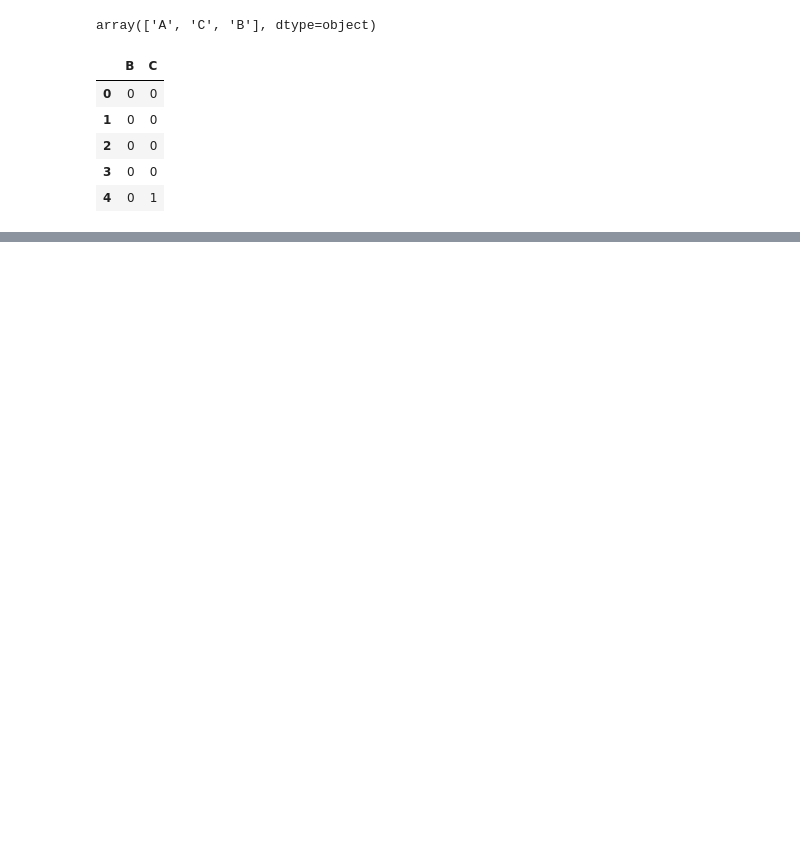
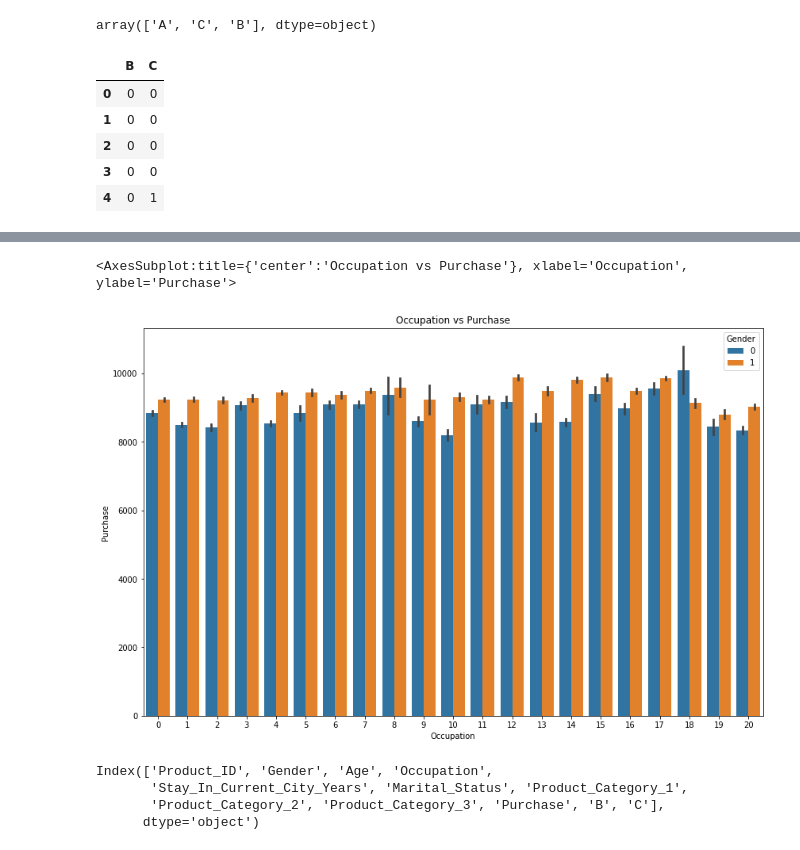
Before and after one commit to imraghavagr/Exploratory-Data-Analysis, a Jupyter notebook: 02.blackFriday.ipynb, the cells around one changed output, grey strips where cells are left out. Cells and saved outputs as stored; diff of their text form; code cells hidden in the pictures; blank space fills up the shorter version.

```diff
--- a/02.blackFriday.ipynb
+++ b/02.blackFriday.ipynb
@@ -126,0 +318,15 @@ dtype: int64
+# %%
+# Purchase vs Occupation
+plt.figure(figsize=(14,9))
+plt.title("Occupation vs Purchase")
+sns.barplot('Occupation', 'Purchase',hue='Gender', data = df)
+# %% [output]
+<AxesSubplot:title={'center':'Occupation vs Purchase'}, xlabel='Occupation', ylabel='Purchase'>
+[figure, added]
+# %%
+df.columns
+# %% [output]
+Index(['Product_ID', 'Gender', 'Age', 'Occupation',
+       'Stay_In_Current_City_Years', 'Marital_Status', 'Product_Category_1',
+       'Product_Category_2', 'Product_Category_3', 'Purchase', 'B', 'C'],
+      dtype='object')
```
Also changed, not shown: parts of 31 cells of this notebook.
